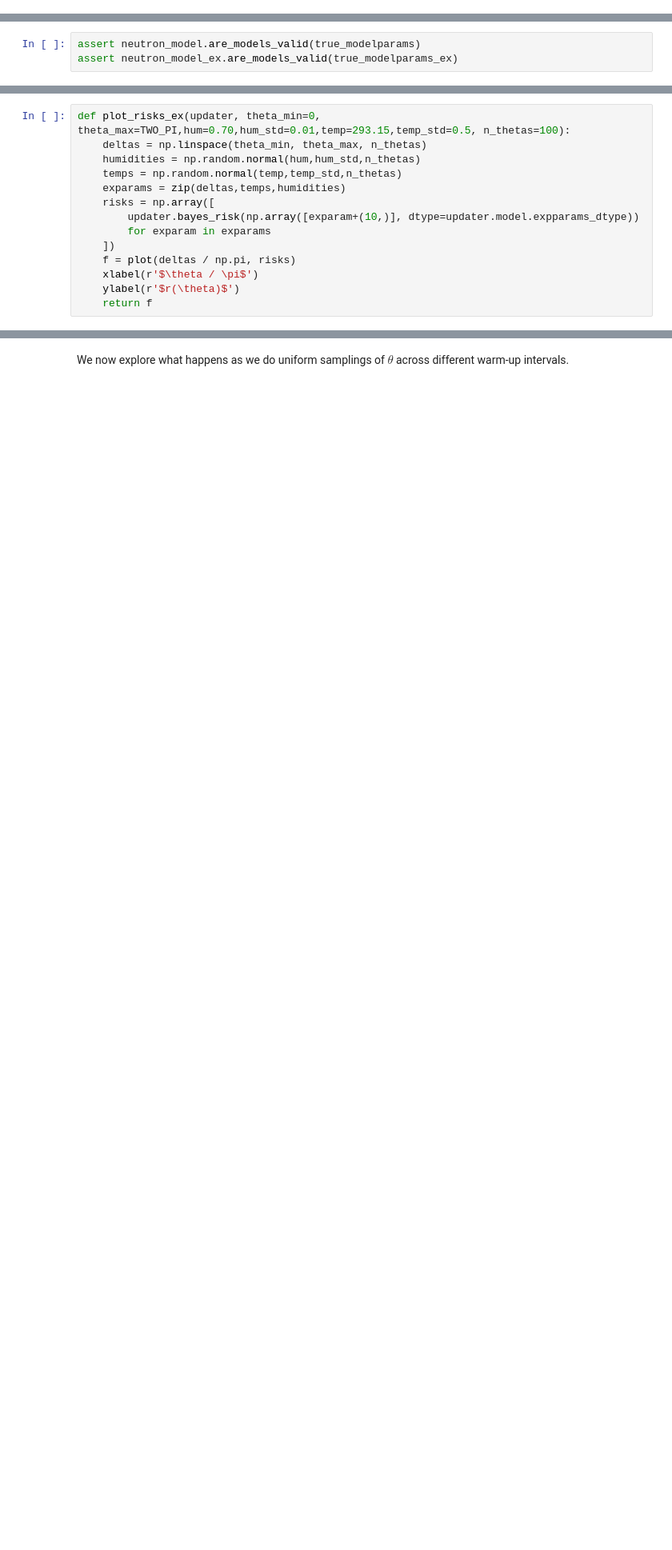
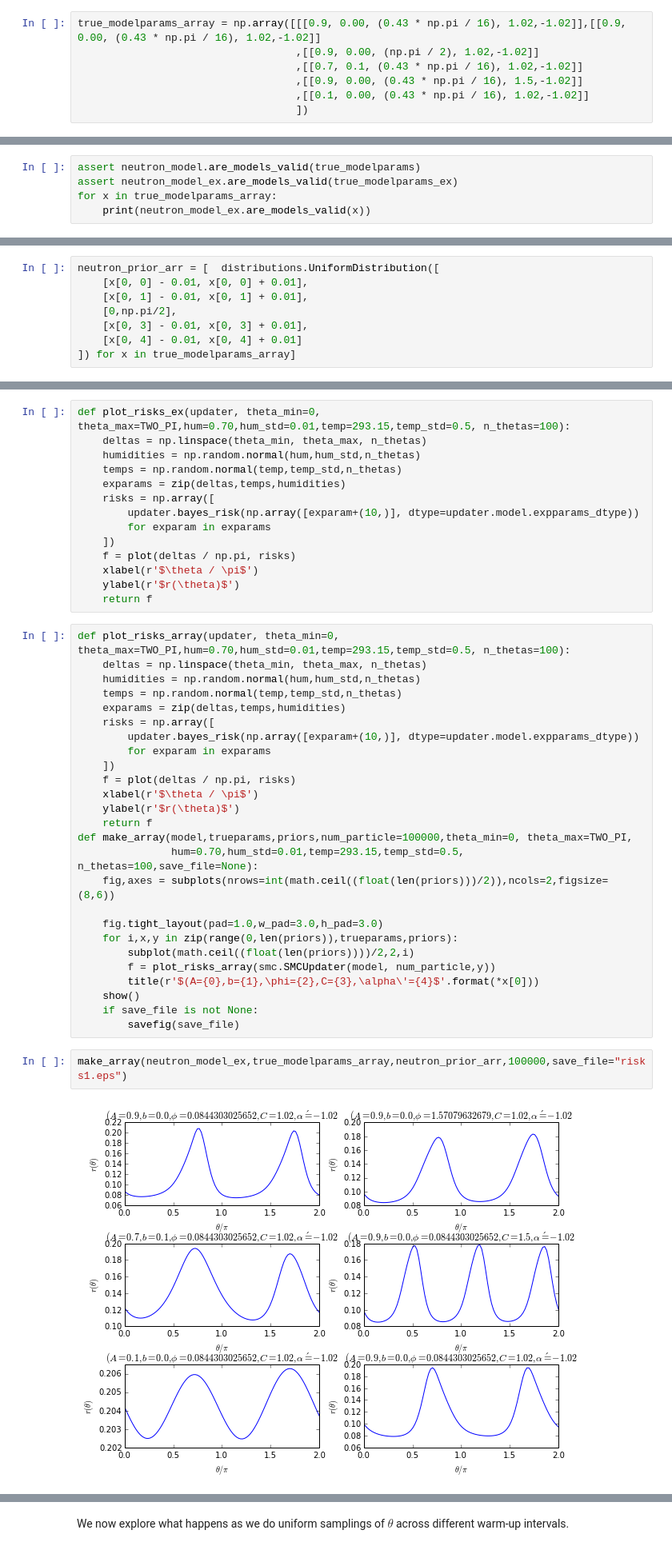
Before and after one commit to taalexander/Honours-Thesis, a Jupyter notebook: code/Adaptive Neutron Interferometry.ipynb, the cells around one changed output, grey strips where cells are left out. Shown at 80% size. Cells and saved outputs as stored; diff of their text form; blank space fills up the shorter version.

```diff
--- a/code/Adaptive Neutron Interferometry.ipynb
+++ b/code/Adaptive Neutron Interferometry.ipynb
@@ -137,5 +133,14 @@ true_modelparams_ex = np.array([[0.9, 0.00, (0.43 * np.pi / 16), 1.02,-1.02]])
+# %%
+true_modelparams_array = np.array([[[0.9, 0.00, (0.43 * np.pi / 16), 1.02,-1.02]],[[0.9, 0.00, (0.43 * np.pi / 16), 1.02,-1.02]]
+                                   ,[[0.9, 0.00, (np.pi / 2), 1.02,-1.02]]
+                                   ,[[0.7, 0.1, (0.43 * np.pi / 16), 1.02,-1.02]]
+                                   ,[[0.9, 0.00, (0.43 * np.pi / 16), 1.5,-1.02]]
+                                   ,[[0.1, 0.00, (0.43 * np.pi / 16), 1.02,-1.02]]
+                                   ])
 # %% [markdown]
 Of course, it's important that each "true" model be a valid model, and so we assert that here.
 # %%
 assert neutron_model.are_models_valid(true_modelparams)
 assert neutron_model_ex.are_models_valid(true_modelparams_ex)
+for x in true_modelparams_array:
+    print(neutron_model_ex.are_models_valid(x))
@@ -158,3 +174,11 @@ neutron_prior_ex = distributions.UniformDistribution([
+# %%
+neutron_prior_arr = [  distributions.UniformDistribution([
+    [x[0, 0] - 0.01, x[0, 0] + 0.01],
+    [x[0, 1] - 0.01, x[0, 1] + 0.01],
+    [0,np.pi/2],
+    [x[0, 3] - 0.01, x[0, 3] + 0.01],
+    [x[0, 4] - 0.01, x[0, 4] + 0.01]
+]) for x in true_modelparams_array]
 # %% [markdown]
 ## Plotting Functions
 # %%
@@ -201,3 +225,33 @@ def plot_risks_ex(updater, theta_min=0, theta_max=TWO_PI,hum=0.70,hum_std=0.01,t
     xlabel(r'$\theta / \pi$')
     ylabel(r'$r(\theta)$')
     return f
+# %%
+def plot_risks_array(updater, theta_min=0, theta_max=TWO_PI,hum=0.70,hum_std=0.01,temp=293.15,temp_std=0.5, n_thetas=100):
+    deltas = np.linspace(theta_min, theta_max, n_thetas)
+    humidities = np.random.normal(hum,hum_std,n_thetas)
+    temps = np.random.normal(temp,temp_std,n_thetas)
+    exparams = zip(deltas,temps,humidities)
+    risks = np.array([
+        updater.bayes_risk(np.array([exparam+(10,)], dtype=updater.model.expparams_dtype))
+        for exparam in exparams
+    ])
+    f = plot(deltas / np.pi, risks)
+    xlabel(r'$\theta / \pi$')
+    ylabel(r'$r(\theta)$')
+    return f
+def make_array(model,trueparams,priors,num_particle=100000,theta_min=0, theta_max=TWO_PI,
+               hum=0.70,hum_std=0.01,temp=293.15,temp_std=0.5, n_thetas=100,save_file=None):
+    fig,axes = subplots(nrows=int(math.ceil((float(len(priors)))/2)),ncols=2,figsize=(8,6))
+
+    fig.tight_layout(pad=1.0,w_pad=3.0,h_pad=3.0)
+    for i,x,y in zip(range(0,len(priors)),trueparams,priors):
+        subplot(math.ceil((float(len(priors))))/2,2,i)
+        f = plot_risks_array(smc.SMCUpdater(model, num_particle,y))
+        title(r'$(A={0},b={1},\phi={2},C={3},\alpha\'={4}$'.format(*x[0]))
+    show()
+    if save_file is not None:
+        savefig(save_file)
+# %%
+make_array(neutron_model_ex,true_modelparams_array,neutron_prior_arr,100000,save_file="risks1.eps")
+# %% [output]
+[figure, added]
```
Also changed, not shown: parts of 25 cells of this notebook, 3 other files.
